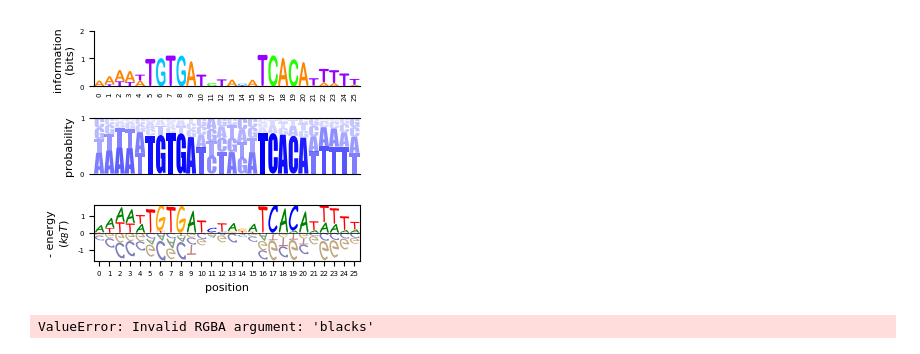
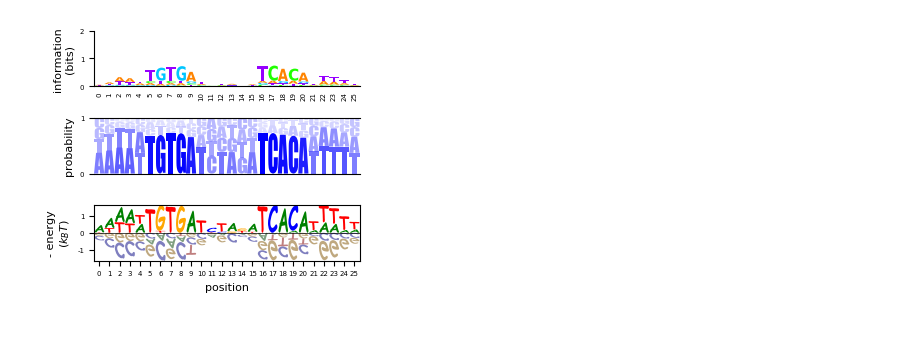
Before and after one commit to jbkinney/logomaker, a Jupyter notebook: test_anylogo.ipynb, the cells around one changed output. Drawn from its saved outputs; the diff is of its cells as text; code cells hidden in the pictures.

Commit message:
Changed a lot of stuff, including font handling and anylogo -> logomaker

```diff
--- a/test_anylogo.ipynb
+++ b/test_anylogo.ipynb
@@ -67,38 +13,37 @@ freq_mat.to_csv('crp_freq_mat.txt', sep='\t', float_format='%0.2f')
+# %%
+# Load counts matrix from fasta file
+counts_mat = logomaker.load_alignment('crp_sites.fasta')
+counts_mat.to_csv('crp_counts_mat.txt', sep='\t', float_format='%d')
 # %%
-fig = plt.figure(figsize=[3.3,2.8])
-
 import matplotlib as mpl
 mpl.rcParams['lines.linewidth'] = .5
 mpl.rcParams['font.size'] = 5
 mpl.rcParams['axes.labelsize'] = 8
 
-# Plot information logo
-ax = fig.add_subplot(3,1,1)
-anylogo.Logo(mat=freq_mat, mat_type='freq_mat', font_name='Arial Rounded MT Bold',
-             logo_type='info_logo', color_scheme='gist_rainbow').draw()
-#plt.title('information logo', fontsize=8)
+# Make information logo
+# THIS INFORMATION LOGO IS NOT RENDERING PROPERLY
+logo1 = logomaker.Logo(mat=counts_mat, mat_type='count_mat', font_weight='bold',
+             logo_type='info_logo', color_scheme='gist_rainbow', logo_style='classic')
 
-# Plot frequency logo
-ax = fig.add_subplot(3,1,2)
-anylogo.Logo(mat=freq_mat, mat_type='freq_mat', font_name='Impact',
+# Make frequency logo
+logo2 = logomaker.Logo(mat=counts_mat, mat_type='count_mat', font_family='Impact',
              logo_type='freq_logo', color_scheme='blue', logo_style='rails',
-             stack_order='small_on_top', use_transparency=True).draw()
-#plt.title('probability logo', fontsize=8)
+             stack_order='small_on_top', use_transparency=True)
 
-# Plot energy logo
-ax = fig.add_subplot(3,1,3)
-anylogo.Logo(mat=freq_mat, mat_type='freq_mat',
+# Make energy logo
+logo3 = logomaker.Logo(mat=counts_mat, mat_type='count_mat', font_family='Comic Sans MS',
+             font_weight='bold',
              logo_type='energy_logo', neg_flip=True,
-             logo_style='everything', font_name='Comic Sans MS',
-             color_scheme='classic').draw()
-#plt.title('energy logo', fontsize=8)
+             logo_style='everything',
+             color_scheme='classic')
+
+# Draw logos
+fig, ax_list = plt.subplots(3, figsize=[3.3,2.8])
+logo1.draw(ax_list[0])
+logo2.draw(ax_list[1])
+logo3.draw(ax_list[2])
 
 fig.tight_layout(h_pad=2)
 fig.savefig('logos.pdf')
 # %% [output]
-[figure, old version]
+[figure, new version]
-# %%
-from matplotlib.colors import to_rgb
-to_rgb('blacks')
-# %% [output]
-ValueError: Invalid RGBA argument: 'blacks'
```
Also changed, not shown: parts of 3 cells of this notebook, 4 other files.
